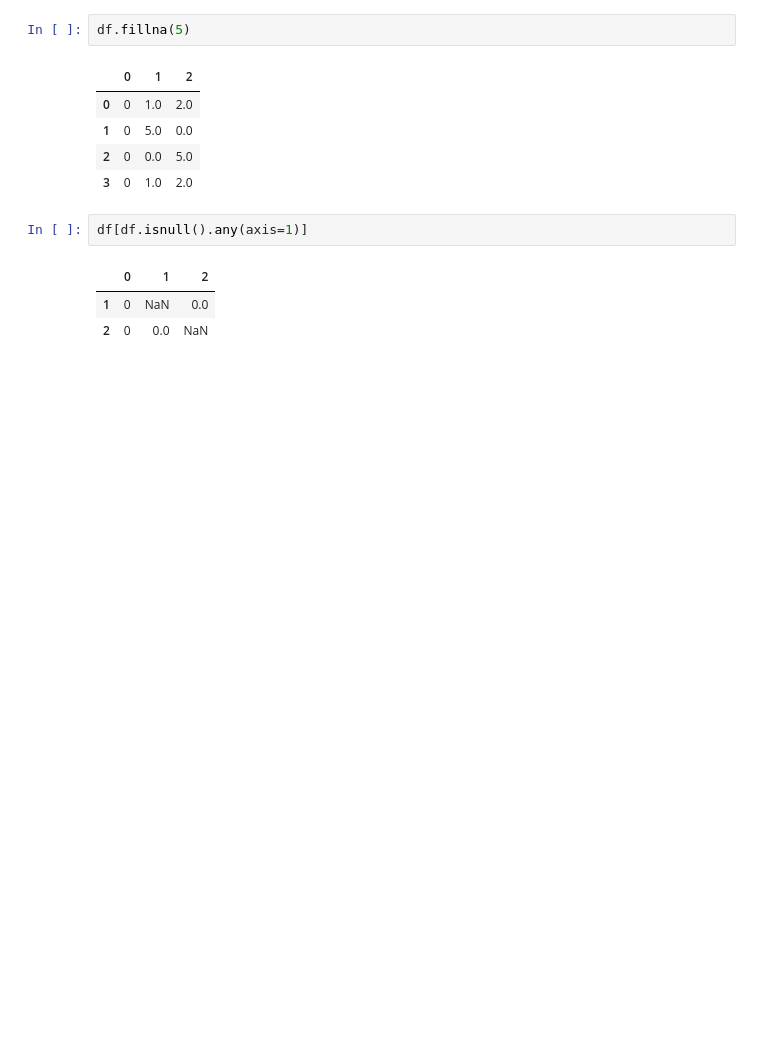
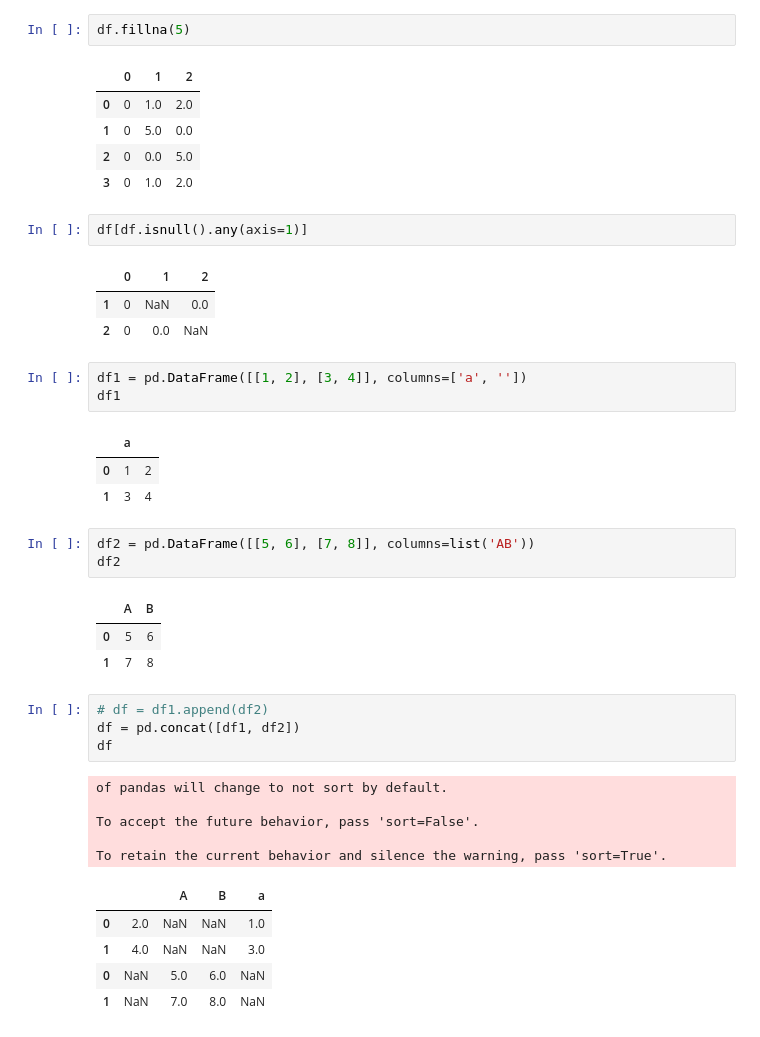
Before and after one commit to ftconan/python3, a Jupyter notebook: pandas_demo/pandas_operation.ipynb, the cells around one changed output. Saved outputs shown, nothing was run; the diff lists cells and outputs as text; blank space fills up the shorter version.

```diff
--- a/pandas_demo/pandas_operation.ipynb
+++ b/pandas_demo/pandas_operation.ipynb
@@ -259,3 +259,32 @@ df[df.isnull().any(axis=1)]
 |  | 0 | 1 | 2 |
 | 1 | 0 | NaN | 0.0 |
 | 2 | 0 | 0.0 | NaN |
+# %%
+df1 = pd.DataFrame([[1, 2], [3, 4]], columns=['a', ''])
+df1
+# %% [output]
+|  | a |  |
+| 0 | 1 | 2 |
+| 1 | 3 | 4 |
+# %%
+df2 = pd.DataFrame([[5, 6], [7, 8]], columns=list('AB'))
+df2
+# %% [output]
+|  | A | B |
+| 0 | 5 | 6 |
+| 1 | 7 | 8 |
+# %%
+# df = df1.append(df2)
+df = pd.concat([df1, df2])
+df
+# %% [output]
+of pandas will change to not sort by default.
+
+To accept the future behavior, pass 'sort=False'.
+
+To retain the current behavior and silence the warning, pass 'sort=True'.
+|  |  | A | B | a |
+| 0 | 2.0 | NaN | NaN | 1.0 |
+| 1 | 4.0 | NaN | NaN | 3.0 |
+| 0 | NaN | 5.0 | 6.0 | NaN |
+| 1 | NaN | 7.0 | 8.0 | NaN |
```
Also changed, not shown: parts of 2 cells of this notebook, 4 other files.
